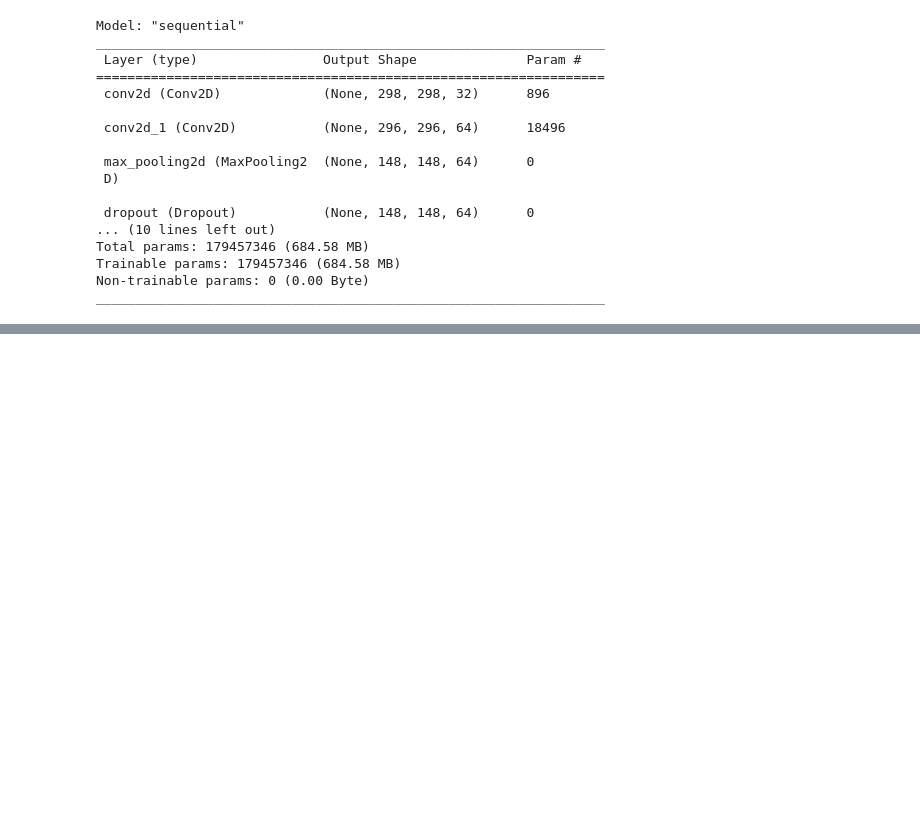
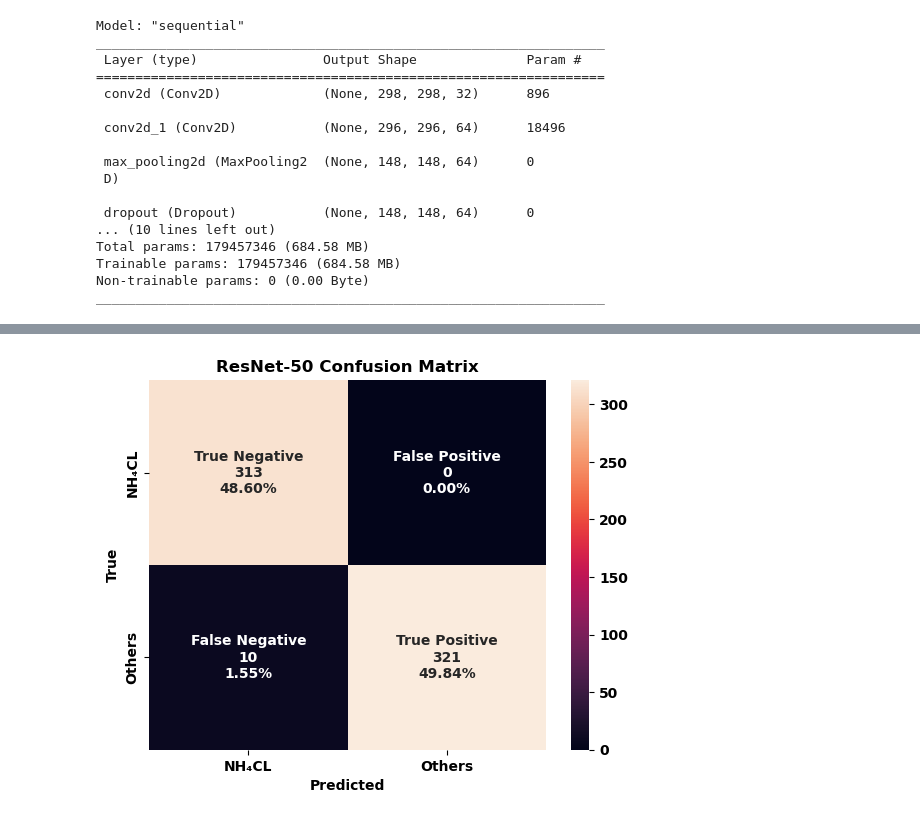
Before and after one commit to SriramSrinivas/SaltCreep, a Jupyter notebook: Saltcreep.ipynb, the cells around one changed output, grey strips where cells are left out. Cells and saved outputs as stored; diff of their text form; code cells hidden in the pictures; blank space fills up the shorter version.

```diff
--- a/Saltcreep.ipynb
+++ b/Saltcreep.ipynb
@@ -193,15 +310,14 @@ resnet50_model = tf.keras.models.Model(
 
 resnet50_model.compile(
     loss='categorical_crossentropy',
-    optimizer=tf.keras.optimizers.SGD(lr=1e-4, momentum=0.9),
+    optimizer=tf.keras.optimizers.SGD(learning_rate=1e-4, momentum=0.9),
     metrics=['accuracy']
 )
 
 resnet_history = resnet50_model.fit_generator(
     training_set,
-    epochs=50,
+    epochs=15,
     shuffle=True,
     verbose=1,
-
     validation_data=validation_set
 )
@@ -231,0 +363,36 @@ plt.show()
+# %%
+from sklearn.metrics import ConfusionMatrixDisplay
+from sklearn.metrics import confusion_matrix
+import matplotlib.pyplot as plt
+import numpy as np
+plt.rcParams["font.weight"] = "bold"
+plt.rcParams["axes.labelweight"] = "bold"
+labels = ['NH\u2084CL', "Others",]
+disp = ConfusionMatrixDisplay(confusion_matrix=cm, display_labels=labels)
+
+
+# sns.heatmap(cm, annot=True)
+# disp.plot(cmap=plt.cm.Blues)
+# plt.rcParams["font.weight"] = "bold"
+# plt.rcParams["axes.labelweight"] = "bold"
+# plt.title('CNN Confusion Matrix')
+
+# plt.savefig('cnn.png')
+
+group_names = ['True Negative','False Positive','False Negative','True Positive']
+group_counts = ['{0:0.0f}'.format(value) for value in
+                cm.flatten()]
+group_percentages = ['{0:.2%}'.format(value) for value in
+                     cm.flatten()/np.sum(cm)]
+labels = [f'{v1}\n{v2}\n{v3}' for v1, v2, v3 in
+          zip(group_names,group_counts,group_percentages)]
+labels = np.asarray(labels).reshape(2,2)
+label=['NH\u2084CL', "Others",]
+sns.heatmap(cm, annot=labels, fmt='',xticklabels=label, yticklabels=label)
+plt.title('ResNet-50 Confusion Matrix',fontweight='bold')
+plt.xlabel('Predicted')
+plt.ylabel('True')
+plt.savefig('resnet50.png')
+plt.show()
+# %% [output]
+[figure, added]
```
Also changed, not shown: parts of 12 cells of this notebook.
